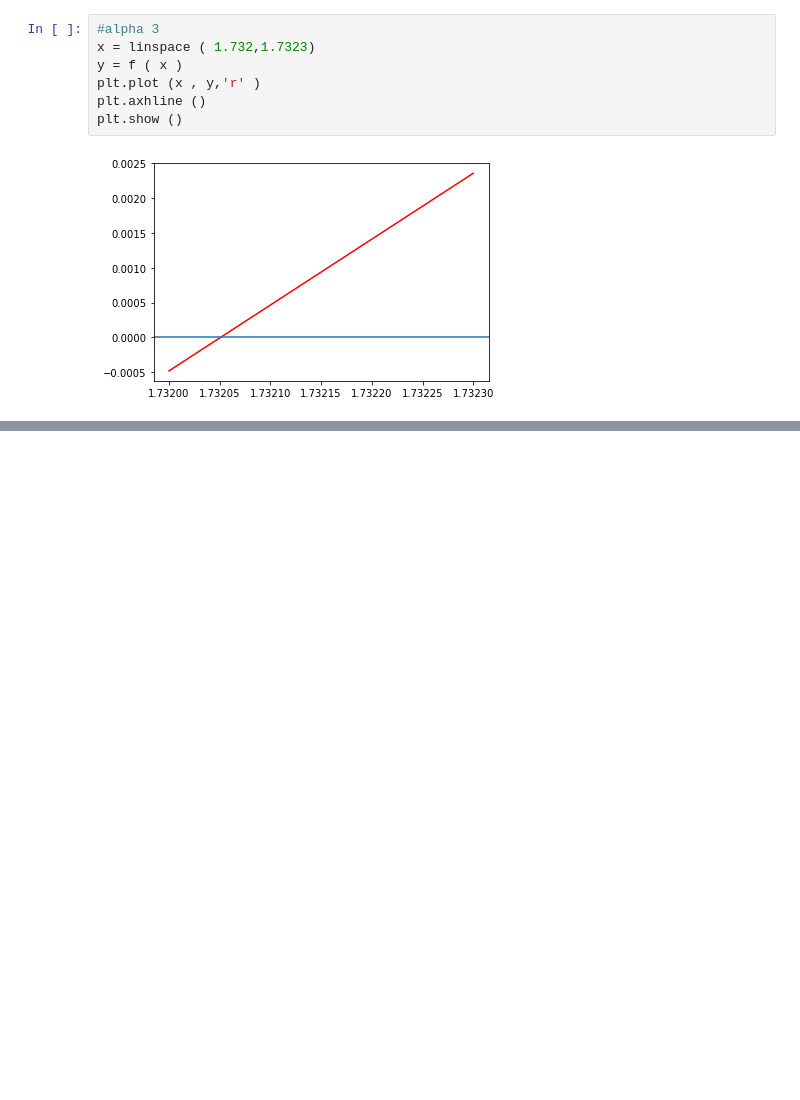
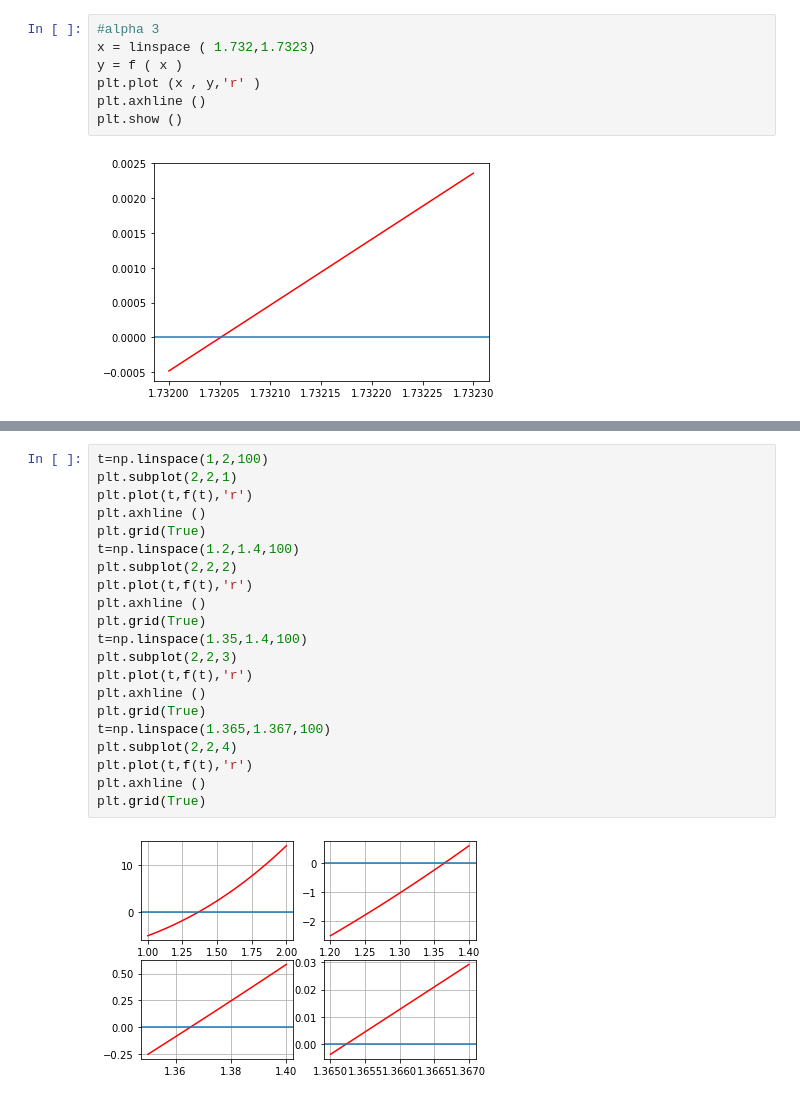
Before and after one commit to RouaZayani/Analyse-Numerique, a Jupyter notebook: Tp1.ipynb, the cells around one changed output, grey strips where cells are left out. Cells and saved outputs as stored; diff of their text form; blank space fills up the shorter version.

```diff
--- a/Tp1.ipynb
+++ b/Tp1.ipynb
@@ -132,0 +151,23 @@ plt.show ()
+# %%
+t=np.linspace(1,2,100)
+plt.subplot(2,2,1)
+plt.plot(t,f(t),'r')
+plt.axhline ()
+plt.grid(True)
+t=np.linspace(1.2,1.4,100)
+plt.subplot(2,2,2)
+plt.plot(t,f(t),'r')
+plt.axhline ()
+plt.grid(True)
+t=np.linspace(1.35,1.4,100)
+plt.subplot(2,2,3)
+plt.plot(t,f(t),'r')
+plt.axhline ()
+plt.grid(True)
+t=np.linspace(1.365,1.367,100)
+plt.subplot(2,2,4)
+plt.plot(t,f(t),'r')
+plt.axhline ()
+plt.grid(True)
+# %% [output]
+[figure, added]
```
Also changed, not shown: parts of 2 cells of this notebook.
